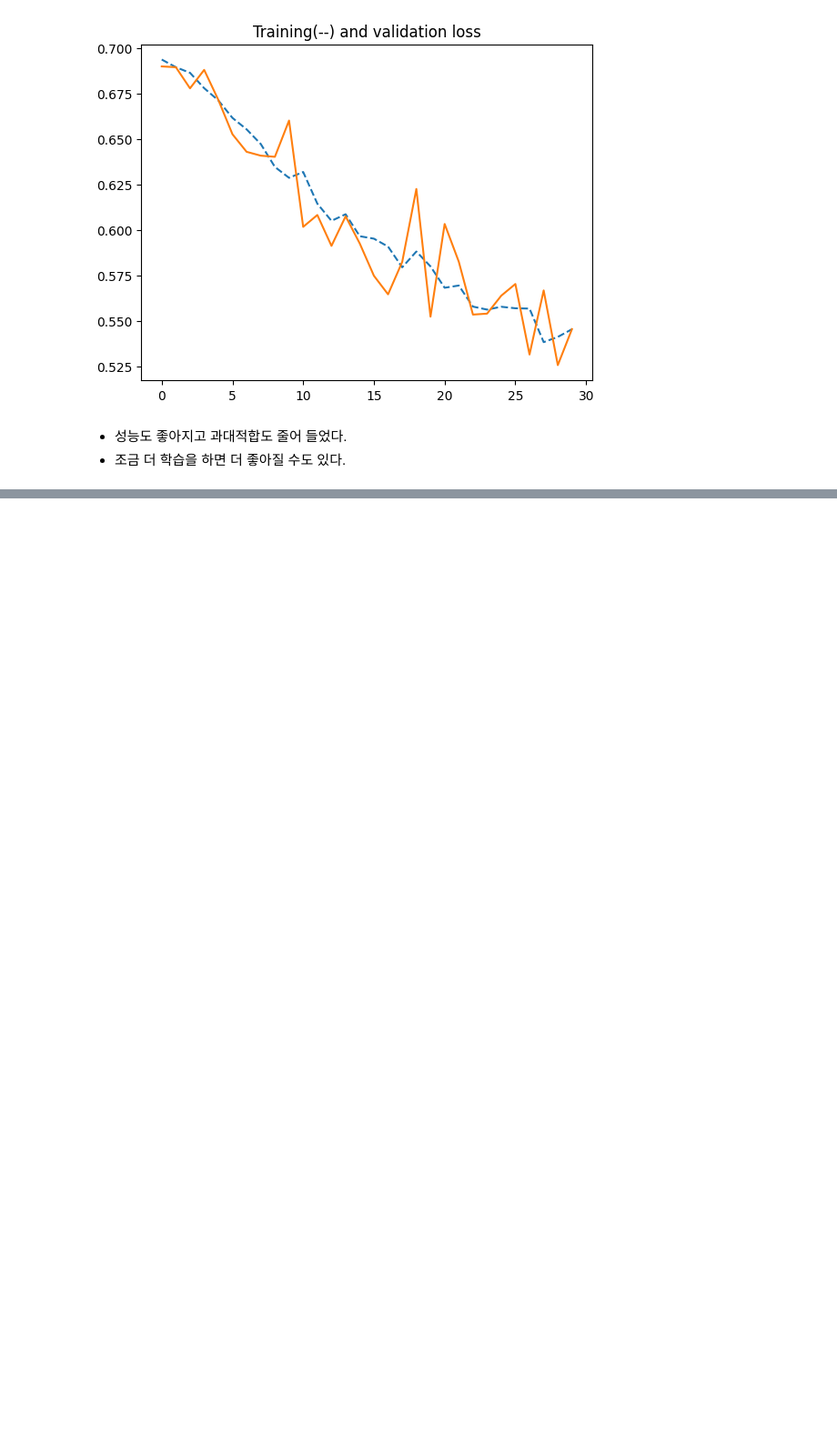
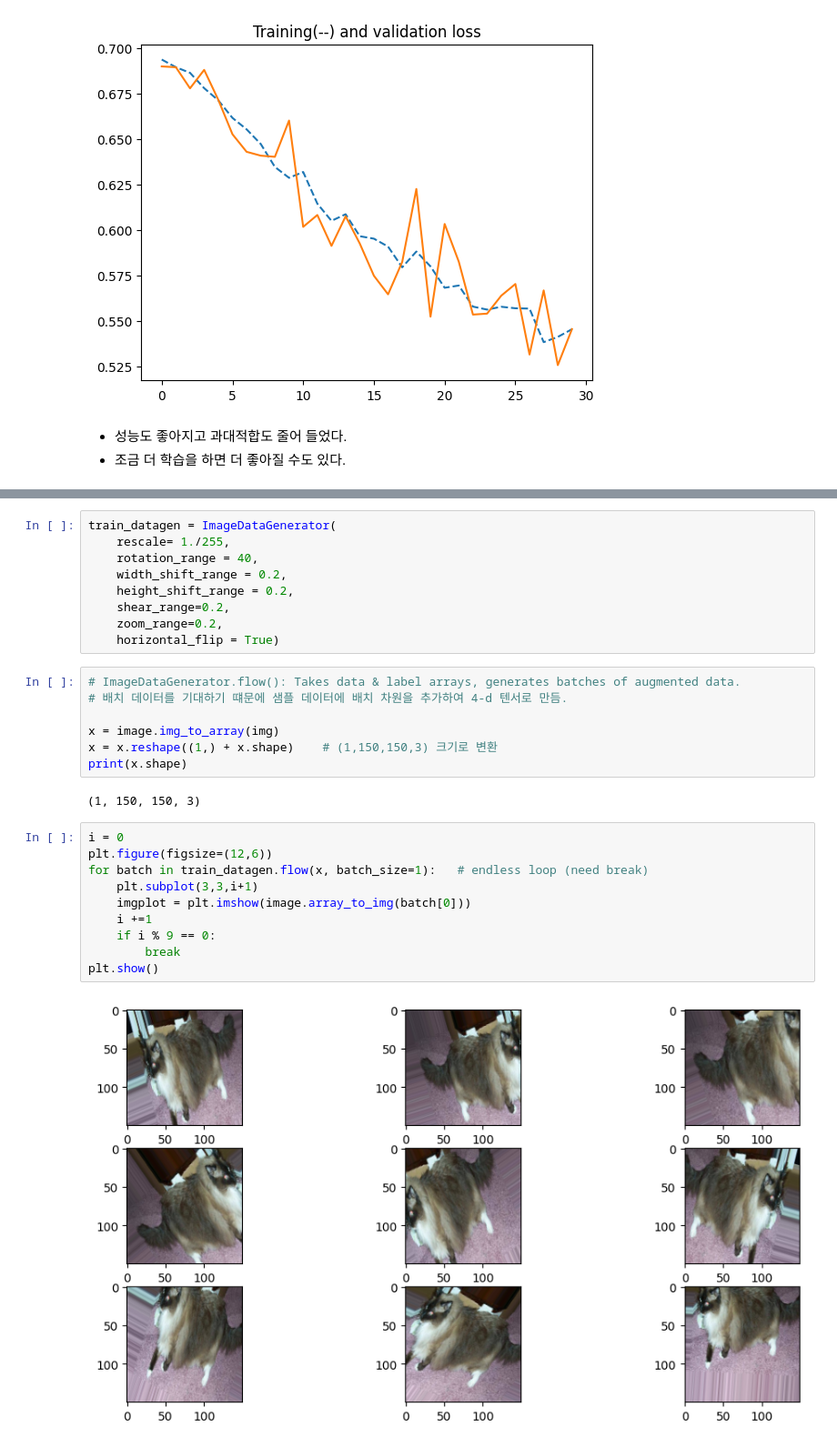
Before and after one commit to rtajeong/AI_Cluster_MSAC, a Jupyter notebook: gg_122_CNN_이미지_분류_모델_v1.ipynb, the cells around one changed output, grey strips where cells are left out. Shown at 91% size. Saved outputs shown, nothing was run; the diff lists cells and outputs as text; blank space fills up the shorter version.

```diff
--- a/gg_122_CNN_이미지_분류_모델_v1.ipynb
+++ b/gg_122_CNN_이미지_분류_모델_v1.ipynb
@@ -448,0 +463,30 @@ Text(0.5, 1.0, 'Training(--) and validation loss')
+# %%
+train_datagen = ImageDataGenerator(
+    rescale= 1./255,
+    rotation_range = 40,
+    width_shift_range = 0.2,
+    height_shift_range = 0.2,
+    shear_range=0.2,
+    zoom_range=0.2,
+    horizontal_flip = True)
+# %%
+# ImageDataGenerator.flow(): Takes data & label arrays, generates batches of augmented data.
+# 배치 데이터를 기대하기 떄문에 샘플 데이터에 배치 차원을 추가하여 4-d 텐서로 만듬.
+
+x = image.img_to_array(img)
+x = x.reshape((1,) + x.shape)    # (1,150,150,3) 크기로 변환
+print(x.shape)
+# %% [output]
+(1, 150, 150, 3)
+# %%
+i = 0
+plt.figure(figsize=(12,6))
+for batch in train_datagen.flow(x, batch_size=1):   # endless loop (need break)
+    plt.subplot(3,3,i+1)
+    imgplot = plt.imshow(image.array_to_img(batch[0]))
+    i +=1
+    if i % 9 == 0:
+        break
+plt.show()
+# %% [output]
+[figure, added]
```
Also changed, not shown: parts of 3 cells of this notebook.
